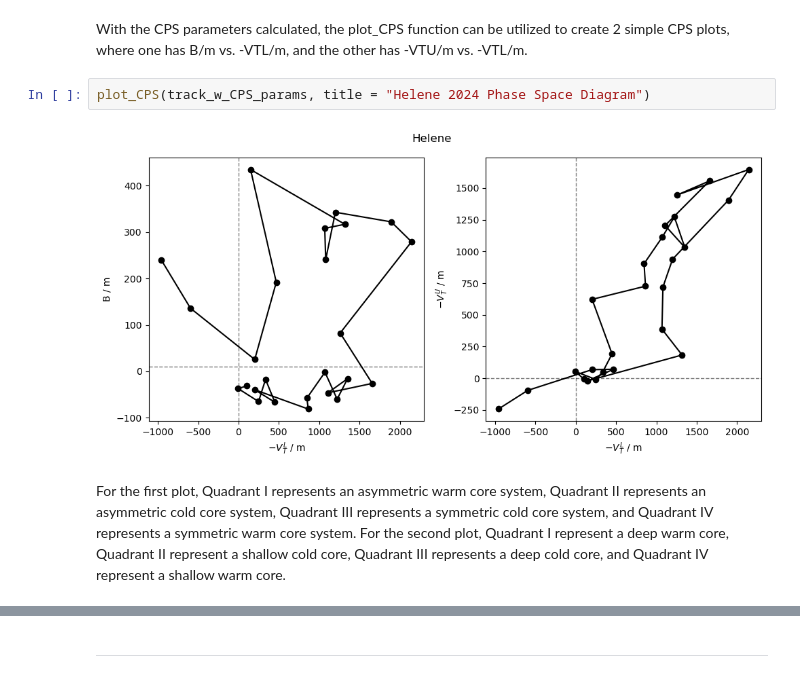
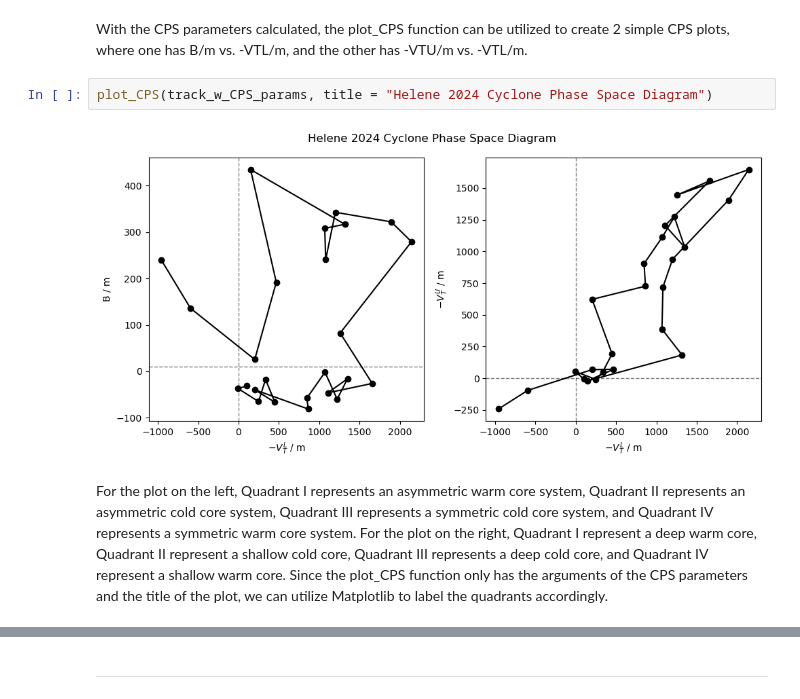
Before and after one commit to DAES433533/bluegreen, a Jupyter notebook: notebooks/Helene_Landfall_2.ipynb, the cells around one changed output, grey strips where cells are left out. Saved outputs shown, nothing was run; the diff lists cells and outputs as text.

Commit message:
Added Seaborn to environment.yml, made edits to Helene_Landfall_1 & 2 according to GitHub comments, and updated version of Bourdin:2024 (CPyS) to 3-Alpha

```diff
--- a/notebooks/Helene_Landfall_2.ipynb
+++ b/notebooks/Helene_Landfall_2.ipynb
@@ -314,8 +315,8 @@ See the caveats in the documentation: https://pandas.pydata.org/pandas-docs/stab
 # %% [markdown]
 With the CPS parameters calculated, the plot_CPS function can be utilized to create 2 simple CPS plots, where one has B/m vs. -VTL/m, and the other has -VTU/m vs. -VTL/m.
 # %%
-plot_CPS(track_w_CPS_params, title = "Helene 2024 Phase Space Diagram")
+plot_CPS(track_w_CPS_params, title = "Helene 2024 Cyclone Phase Space Diagram")
 # %% [output]
-[figure, old version]
+[figure, new version]
 # %% [markdown]
-For the first plot, Quadrant I represents an asymmetric warm core system, Quadrant II represents an asymmetric cold core system, Quadrant III represents a symmetric cold core system, and Quadrant IV represents a symmetric warm core system. For the second plot, Quadrant I represent a deep warm core, Quadrant II represent a shallow cold core, Quadrant III represents a deep cold core, and Quadrant IV represent a shallow warm core.
+For the plot on the left, Quadrant I represents an asymmetric warm core system, Quadrant II represents an asymmetric cold core system, Quadrant III represents a symmetric cold core system, and Quadrant IV represents a symmetric warm core system. For the plot on the right, Quadrant I represent a deep warm core, Quadrant II represent a shallow cold core, Quadrant III represents a deep cold core, and Quadrant IV represent a shallow warm core. Since the plot_CPS function only has the arguments of the CPS parameters and the title of the plot, we can utilize Matplotlib to label the quadrants accordingly.
```
Also changed, not shown: parts of 10 cells of this notebook, 5 other files.
